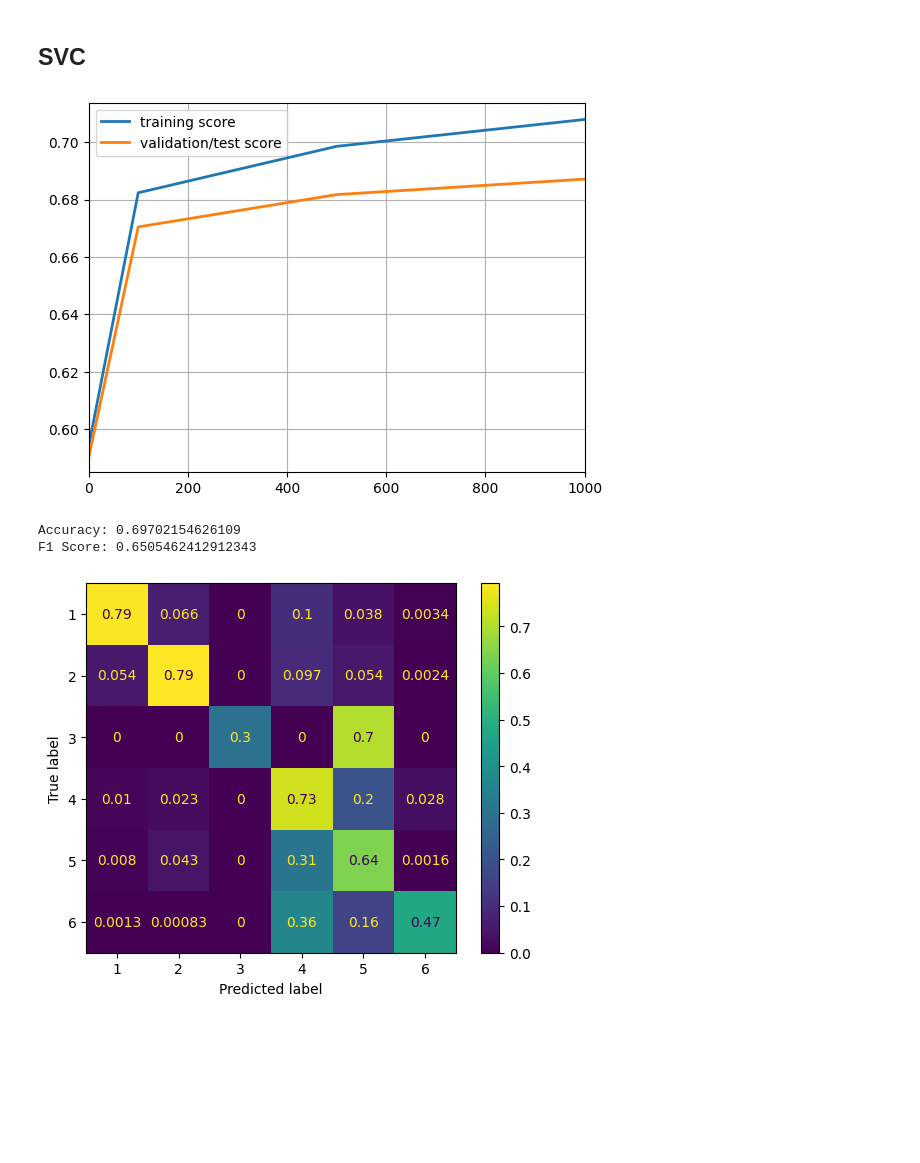
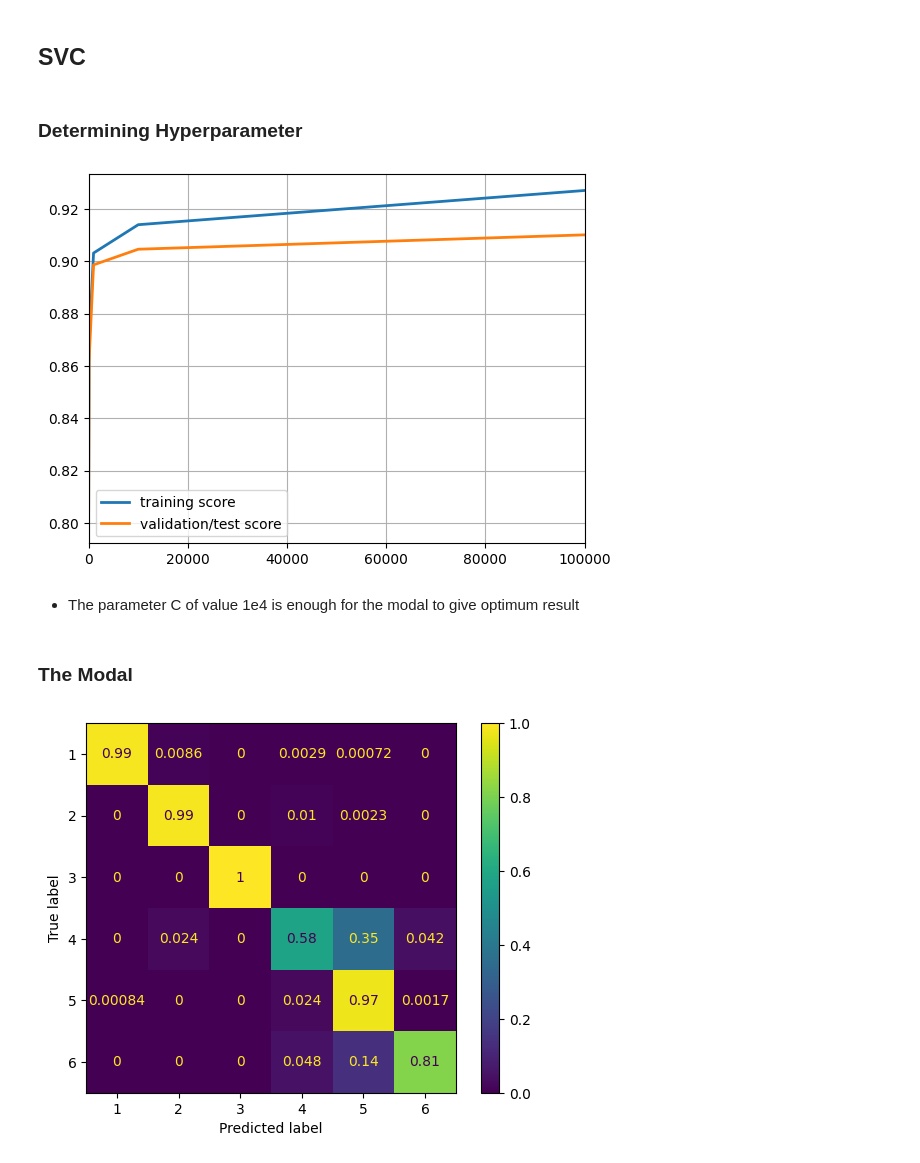
Before and after one commit to Harish-Projects/Bachelorarbeit, a Jupyter notebook: SVM_Multiclass.ipynb, the cells around one changed output. Drawn from its saved outputs; the diff is of its cells as text; code cells hidden in the pictures; blank space fills up the shorter version.

Commit message:
Updated SVM with oversampled Dataset
implemented some Clustering Techniques

```diff
--- a/SVM_Multiclass.ipynb
+++ b/SVM_Multiclass.ipynb
@@ -61,0 +56,6 @@ Name: proportion, dtype: float64
+# %%
+from imblearn.combine import SMOTEENN
+sm = SMOTEENN(random_state= 22)
+Dataset_res, Target_res = sm.fit_resample(Dataset_short, Attack_type_short)
+print("Target Shape: ", Attack_type_short.shape)
+print("Resampled Target Shape: ", Target_res.shape)
@@ -62,10 +94,7 @@ Name: proportion, dtype: float64
 # %%
-X = Dataset_sampled.to_numpy() # 19725 sample
-Yl = Attack_label_sampled.to_numpy(dtype='int')
-Yt = Attack_type_sampled.to_numpy(dtype='int')
-
+X = Dataset_res.to_numpy()
+Y = Target_res.to_numpy(dtype='int')
 from sklearn.model_selection import train_test_split
-# we need only around 3000 samples so test and training ratio can be only 0.2 and yet we get good result
-X_train, X_test, Y_train, Y_test = train_test_split(X, Yt, test_size=0.8, random_state=22)
+X_train, X_test, Y_train, Y_test = train_test_split(X, Y, test_size=0.8, random_state=22)
 # %% [markdown]
 ## Linear SVC
@@ -72,6 +135,7 @@ X_train, X_test, Y_train, Y_test = train_test_split(X, Yt, test_size=0.8, random
 # %%
 from sklearn.svm import LinearSVC # one vs Rest/ one vs all
-X_train, X_test, Y_train, Y_test = train_test_split(X, Yt, test_size=0.5, random_state=22)
+from sklearn.model_selection import train_test_split
+X_train, X_test, Y_train, Y_test = train_test_split(X, Y, test_size=0.2, random_state=22)
 lin_svc = LinearSVC()
 mult_clf = lin_svc.fit(X_train, Y_train)
 Y_pred = mult_clf.predict(X_test)
@@ -96,21 +174,27 @@ F1 Score: 0.5670542826469607
 # %% [markdown]
 ## SVC
+# %% [markdown]
+### Determining Hyperparameter
 # %%
 from sklearn.svm import SVC
 from sklearn.model_selection import validation_curve
 
-C_param = [1, 100, 500, 1000]
+C_param = [1, 100, 1000, 10000, 1e5]
 svc = SVC(kernel='rbf', decision_function_shape= 'ovo')
 train_score, test_score = validation_curve(svc, X_train, Y_train, param_name= 'C', param_range= C_param, cv=2)
 # %%
 fig, ax = plt.subplots()
 ax.grid()
 ax.plot(C_param, train_score.mean(axis=1), linewidth=2.0, label = 'training score')
 ax.plot(C_param, test_score.mean(axis=1), linewidth=2.0, label = 'validation/test score')
-ax.set(xlim=(0, 1000))#, xticks=np.arange(1, 1e6, 1000))
+ax.set(xlim=(0, 1e5))
 plt.legend()
 plt.show()
 # %% [output]
-[figure, old version]
+[figure, new version]
+# %% [markdown]
+* The parameter C of value 1e4 is enough for the modal to give optimum result
+# %% [markdown]
+### The Modal
 # %%
 from sklearn.svm import SVC # one vs one
@@ -121,18 +205,10 @@ Y_pred = mult_clf.predict(X_test)
 # %%
 #Import scikit-learn metrics module for accuracy calculation
 from sklearn import metrics
-
-# Model Accuracy
-print("Accuracy:",metrics.accuracy_score(Y_test, Y_pred))
-
-# Model F1-Score
-print("F1 Score:", metrics.f1_score(Y_test, Y_pred, average="macro"))
 
 cm = metrics.confusion_matrix(Y_test, Y_pred, labels=mult_clf.classes_, normalize= 'true')
 disp = metrics.ConfusionMatrixDisplay(confusion_matrix=cm, display_labels=mult_clf.classes_)
 disp.plot()
 plt.show()
 # %% [output]
-Accuracy: 0.69702154626109
-F1 Score: 0.6505462412912343
-[figure, old version]
+[figure, new version]
```
Also changed, not shown: parts of 27 cells of this notebook, 3 other files.
